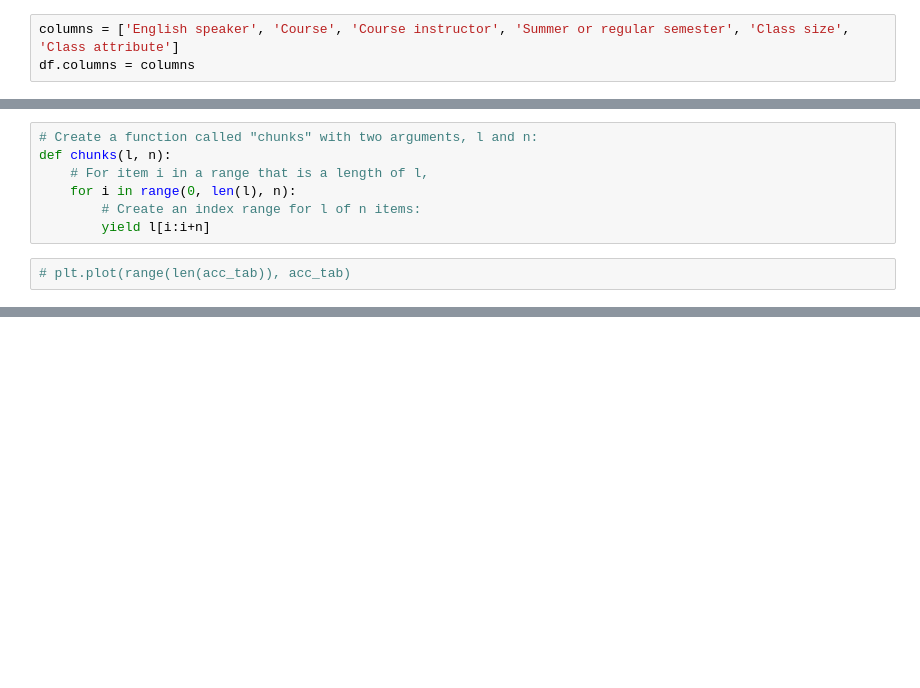
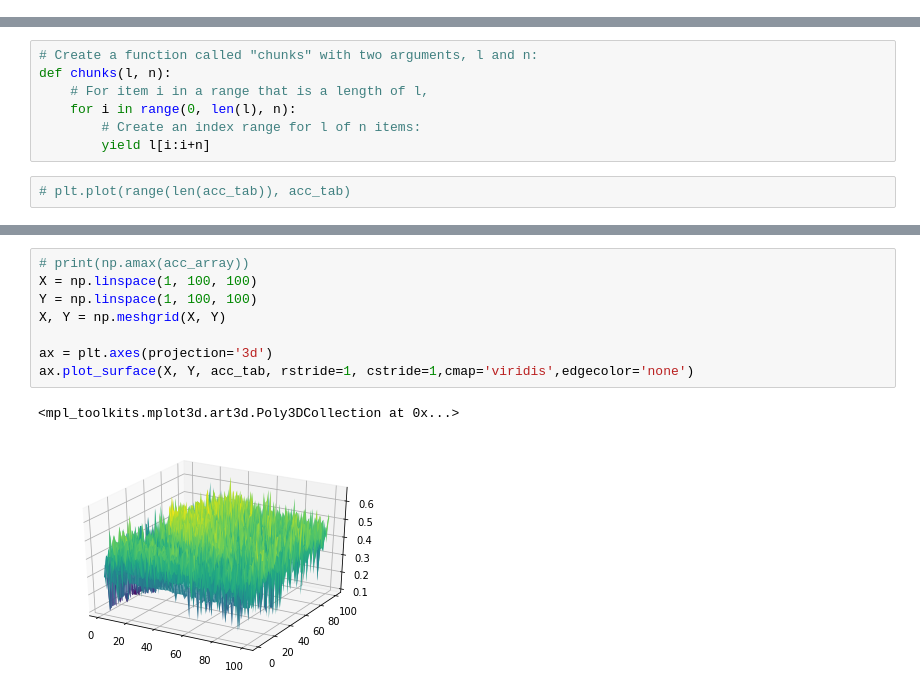
Before and after one commit to fkruczek/neural-network-classification, a Jupyter notebook: script2.ipynb, the cells around one changed output, grey strips where cells are left out. Cells and saved outputs as stored; diff of their text form; blank space fills up the shorter version.

```diff
--- a/script2.ipynb
+++ b/script2.ipynb
@@ -17,3 +33,0 @@ df = pd.read_csv('tae.data', header=None)
-# %%
-columns = ['English speaker', 'Course', 'Course instructor', 'Summer or regular semester', 'Class size', 'Class attribute']
-df.columns = columns
@@ -345 +343,12 @@ acc_array = np.array(acc_array)
+# %%
+# print(np.amax(acc_array))
+X = np.linspace(1, 100, 100)
+Y = np.linspace(1, 100, 100)
+X, Y = np.meshgrid(X, Y)
+
+ax = plt.axes(projection='3d')
+ax.plot_surface(X, Y, acc_tab, rstride=1, cstride=1,cmap='viridis',edgecolor='none')
+# %% [output]
+<mpl_toolkits.mplot3d.art3d.Poly3DCollection at 0x...>
+[figure, added]
 # %%
```
Also changed, not shown: parts of 19 cells of this notebook.
